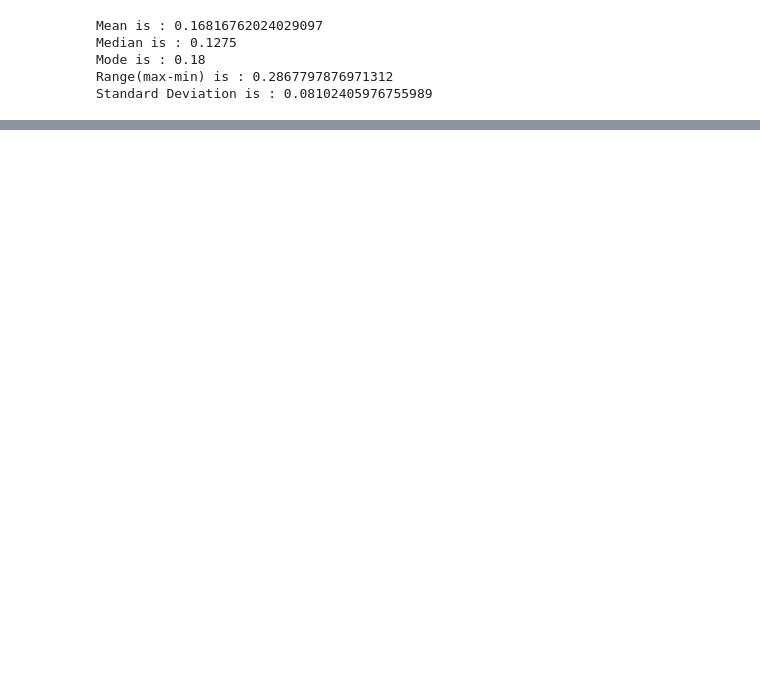
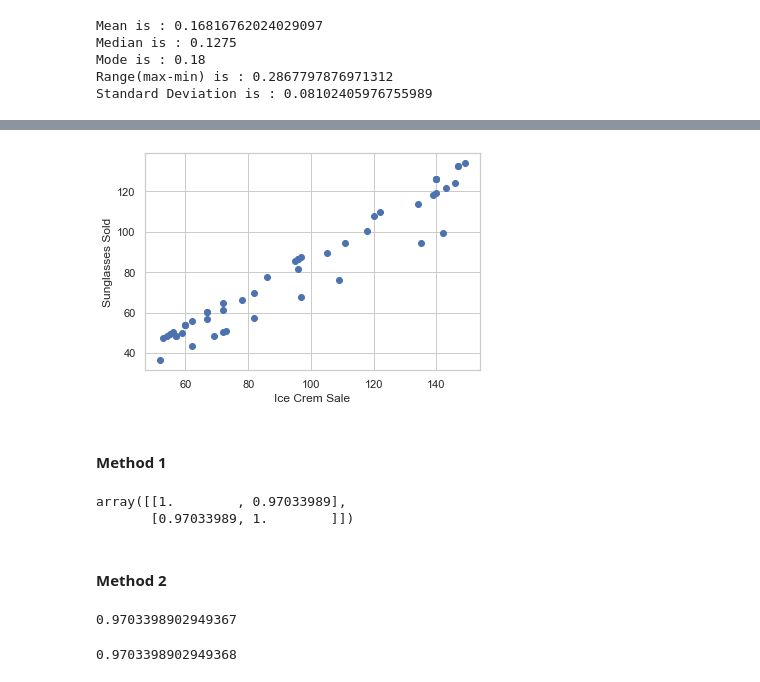
Before and after one commit to gaoqian310/Business_Intelligence_Project, a Jupyter notebook: BI_Project.ipynb, the cells around one changed output, grey strips where cells are left out. Saved outputs shown, nothing was run; the diff lists cells and outputs as text; code cells hidden in the pictures; blank space fills up the shorter version.

```diff
--- a/BI_Project.ipynb
+++ b/BI_Project.ipynb
@@ -134,0 +163,3 @@ Standard Deviation is : 0.08102405976755989
+# %%
+df3 = data.parse("Task 3_cleaned")
+df3.info()
@@ -134,0 +191,28 @@ Standard Deviation is : 0.08102405976755989
+# %%
+x = df3["Ice Crem Sale (X)"]
+y = df3["Sunglasses Sold (Y)"]
+
+plt.xlabel('Ice Crem Sale')
+plt.ylabel('Sunglasses Sold')
+
+plt.scatter(x, y)
+plt.show()
+# %% [output]
+[figure, added]
+# %% [markdown]
+#### Method 1
+# %%
+np.corrcoef(df3["Ice Crem Sale (X)"], df3["Sunglasses Sold (Y)"])
+# %% [output]
+array([[1.        , 0.97033989],
+       [0.97033989, 1.        ]])
+# %% [markdown]
+#### Method 2
+# %%
+df3["Ice Crem Sale (X)"].corr(df3["Sunglasses Sold (Y)"])
+# %% [output]
+0.9703398902949367
+# %%
+df3["Sunglasses Sold (Y)"].corr(df3["Ice Crem Sale (X)"])
+# %% [output]
+0.9703398902949368
```
Also changed, not shown: parts of 18 cells of this notebook, 1 other file.
